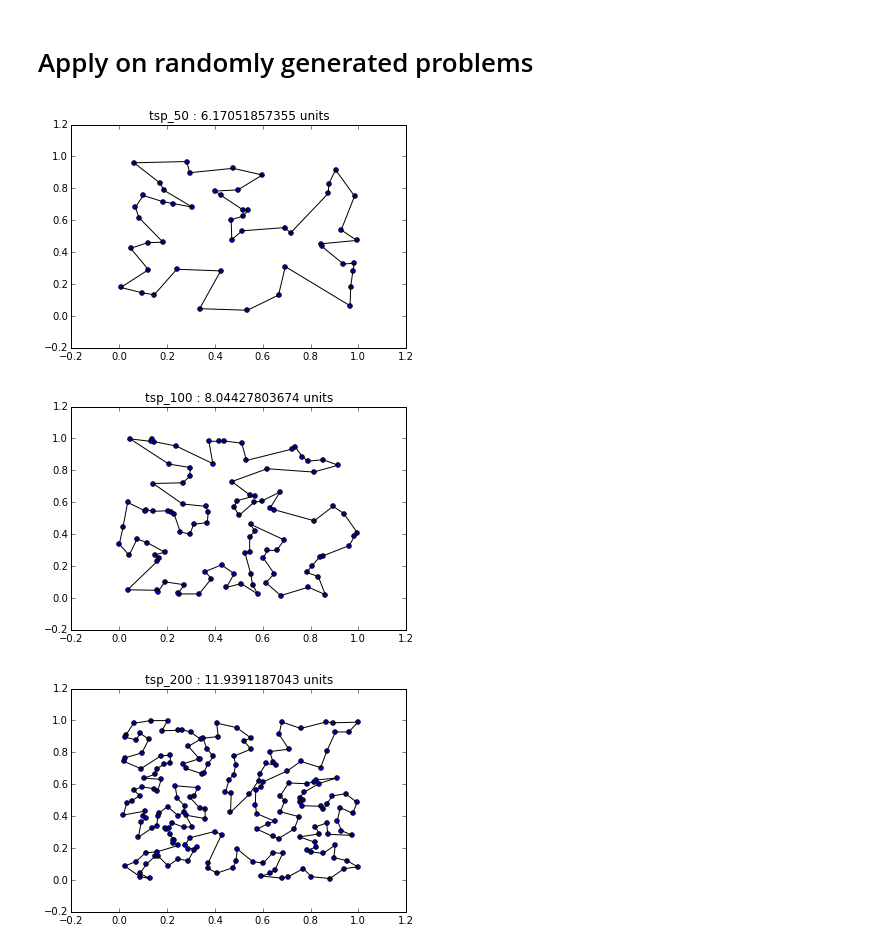
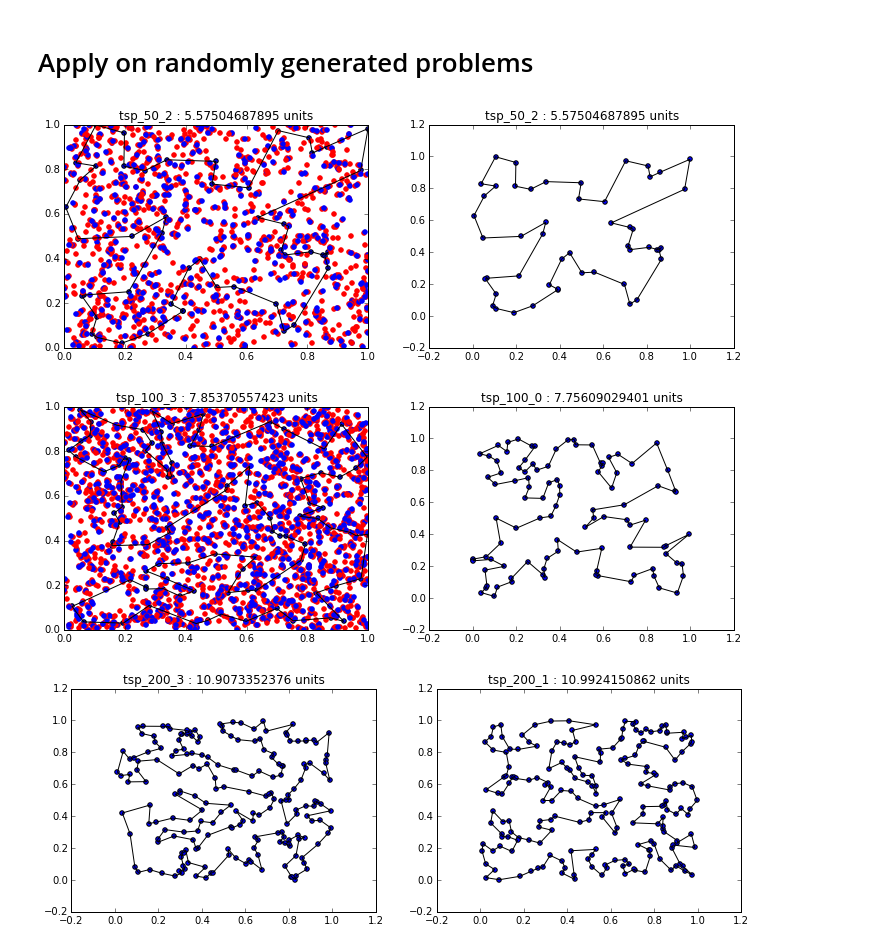
Before and after one commit to fracta/ift6751_metaheuristiques_optimisation-, a Jupyter notebook: devoir3/src/Homework3.ipynb, the cells around one changed output. Saved outputs shown, nothing was run; the diff lists cells and outputs as text; code cells hidden in the pictures.

```diff
--- a/devoir3/src/Homework3.ipynb
+++ b/devoir3/src/Homework3.ipynb
@@ -348,16 +422,5 @@ names = map(lambda x:x[0], sorted(map(lambda name: (name, problems[name].num_cit
 # %%
-# some utility to perform the iterations
-def iterate(prob, num_iters, iteration_size, coef, low=0.01):
-    """perform the optimization"""
-    EN = ElasticNet(prob)
-    for _ in range(num_iters):
-        EN.K = max(low, coef*EN.K)
-        for _ in range(iteration_size):
-            EN.iterate()
-
-    return EN
-
-
+# let's compute the Elastic Net results
 
 opt_routes = dict()
 opt_dist = dict()
@@ -370,7 +433,7 @@ for name in names:
 
     # create the Elastic Net solution
     s = timeit.default_timer()
-    net = iterate(prob, 280, 25, 0.99, 0.01)
+    net = iterate(prob, 150, 25, 0.99, 0.01)
     e = timeit.default_timer()
     net.show_state(axes[0])
     route = net.decode_solution(prob.distance_matrix)
@@ -473,34 +583,63 @@ num_replicates = 5
 for num_cities in [50, 100, 200]:
     tmp = []
     for replicate in range(num_replicates):
-        prob = TSPProblem(generate_problem(num_cities), "tsp_{}".format(num_cities))
+        prob = TSPProblem(generate_problem(num_cities), "tsp_{}_{}".format(num_cities, replicate))
         tmp.append(prob)
     artificial_problems.append(tmp)
 # %%
 # solve the artificial problems and display the results
 k = 0.95
 delta = 0.01
 
 for problem_class in artificial_problems:
-    sol = None
+    # store the best solution seen per problem size
+    best_sol_en = None
+    best_prob_en = None
+    best_dist_en = np.inf
+
+    best_sol_mc = None
+    best_prob_mc = None
+    best_dist_mc = np.inf
 
     for prob in problem_class:
-        # create the figure
-
+        # create the Elastic Net solution
         net = iterate(prob, 100, 25, k, delta)
         net.show_state(axes[0])
-        route = net.decode_solution(prob.distance_matrix)
-        # improve with 2-opt descent
-        steepest_improvement(route, prob.distance_matrix)
-        distance = route.get_distance(prob.distance_matrix)
-        if sol == None:
-            sol = route
-        elif sol.get_distance(prob.distance_matrix) > distance:
-            sol = route
+        sol_en = net.decode_solution(prob.distance_matrix)
+        steepest_improvement(sol_en, prob.distance_matrix)
 
-    display(prob, sol, None, int_dist=False)
-    savefig("../draft/figs/random_{}.png".format(prob.name))
+        # assign if better
+        if best_sol_en == None:
+            best_sol_en = sol_en
+            best_prob_en = prob
+            best_dist_en = sol_en.get_distance(prob.distance_matrix)
+
+        elif sol_en.get_distance(prob.distance_matrix) < best_dist_en:
+            best_sol_en = sol_en
+            best_prob_en = prob
+            best_dist_en = sol_en.get_distance(prob.distance_matrix)
+
+        # create the baseline solution
+        sols_mc = monte_carlo(prob, 5)
+        sol_mc = sols_mc[np.argmin(map(lambda x: x.get_distance(prob.distance_matrix), sols_mc))]
+
+        # assign if better
+        if best_sol_mc == None:
+            best_sol_mc = sol_mc
+            best_prob_mc = prob
+            best_dist_mc = sol_mc.get_distance(prob.distance_matrix)
+
+        elif sol_mc.get_distance(prob.distance_matrix) < best_dist_mc:
+            best_sol_mc = sol_mc
+            best_prob_mc = prob
+            best_dist_mc = sol_mc.get_distance(prob.distance_matrix)
+
+
+    fig, axes = plt.subplots(1, 2, figsize=(12, 4))
+    display(best_prob_mc, best_sol_mc, ax=axes[0], int_dist=False)
+    display(best_prob_en, best_sol_en, ax=axes[1], int_dist=False)
+    savefig("../draft/figs/random_{}.png".format("tsp_{}".format(prob.num_cities)))
 # %% [output]
-[figure, old version]
+[figure, new version]
-[figure, old version]
+[figure, new version]
-[figure, old version]
+[figure, new version]
```
Also changed, not shown: parts of 9 cells of this notebook, 41 other files.
